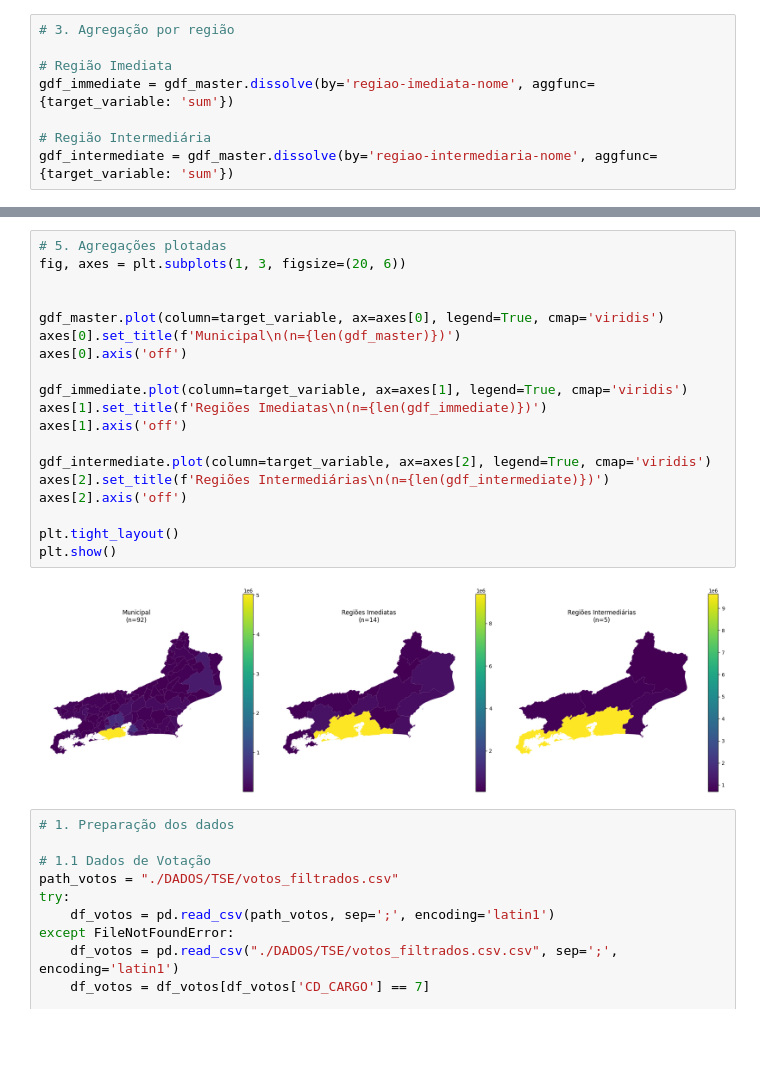
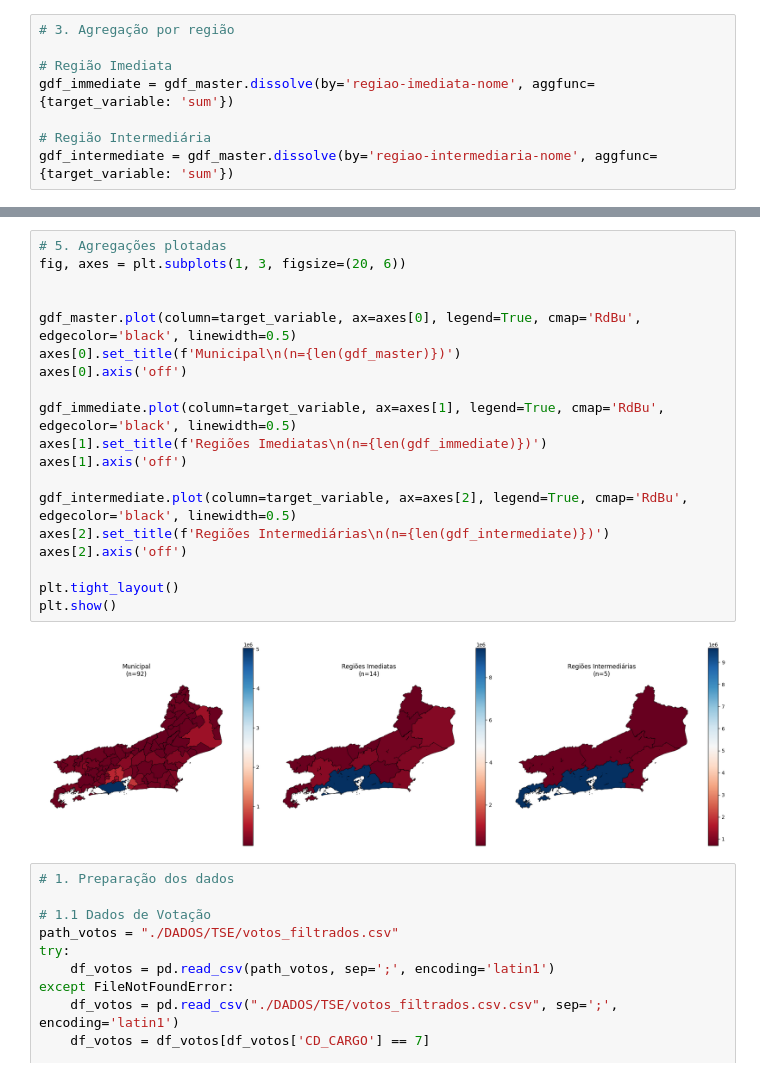
Before and after one commit to carlabferreira/RJ_election_analysis, a Jupyter notebook: First_analysis.ipynb, the cells around one changed output, grey strips where cells are left out. Drawn from its saved outputs; the diff is of its cells as text; blank space fills up the shorter version.

```diff
--- a/First_analysis.ipynb
+++ b/First_analysis.ipynb
@@ -576,24 +590,24 @@ P-value: 0.4340
 # %%
 # 5. Agregações plotadas
 fig, axes = plt.subplots(1, 3, figsize=(20, 6))
 
 
-gdf_master.plot(column=target_variable, ax=axes[0], legend=True, cmap='viridis')
+gdf_master.plot(column=target_variable, ax=axes[0], legend=True, cmap='RdBu', edgecolor='black', linewidth=0.5)
 axes[0].set_title(f'Municipal\n(n={len(gdf_master)})')
 axes[0].axis('off')
 
-gdf_immediate.plot(column=target_variable, ax=axes[1], legend=True, cmap='viridis')
+gdf_immediate.plot(column=target_variable, ax=axes[1], legend=True, cmap='RdBu', edgecolor='black', linewidth=0.5)
 axes[1].set_title(f'Regiões Imediatas\n(n={len(gdf_immediate)})')
 axes[1].axis('off')
 
-gdf_intermediate.plot(column=target_variable, ax=axes[2], legend=True, cmap='viridis')
+gdf_intermediate.plot(column=target_variable, ax=axes[2], legend=True, cmap='RdBu', edgecolor='black', linewidth=0.5)
 axes[2].set_title(f'Regiões Intermediárias\n(n={len(gdf_intermediate)})')
 axes[2].axis('off')
 
 plt.tight_layout()
 plt.show()
 # %% [output]
-[figure, old version]
+[figure, new version]
 # %%
 # 1. Preparação dos dados
 
```
Also changed, not shown: parts of 25 cells of this notebook.
